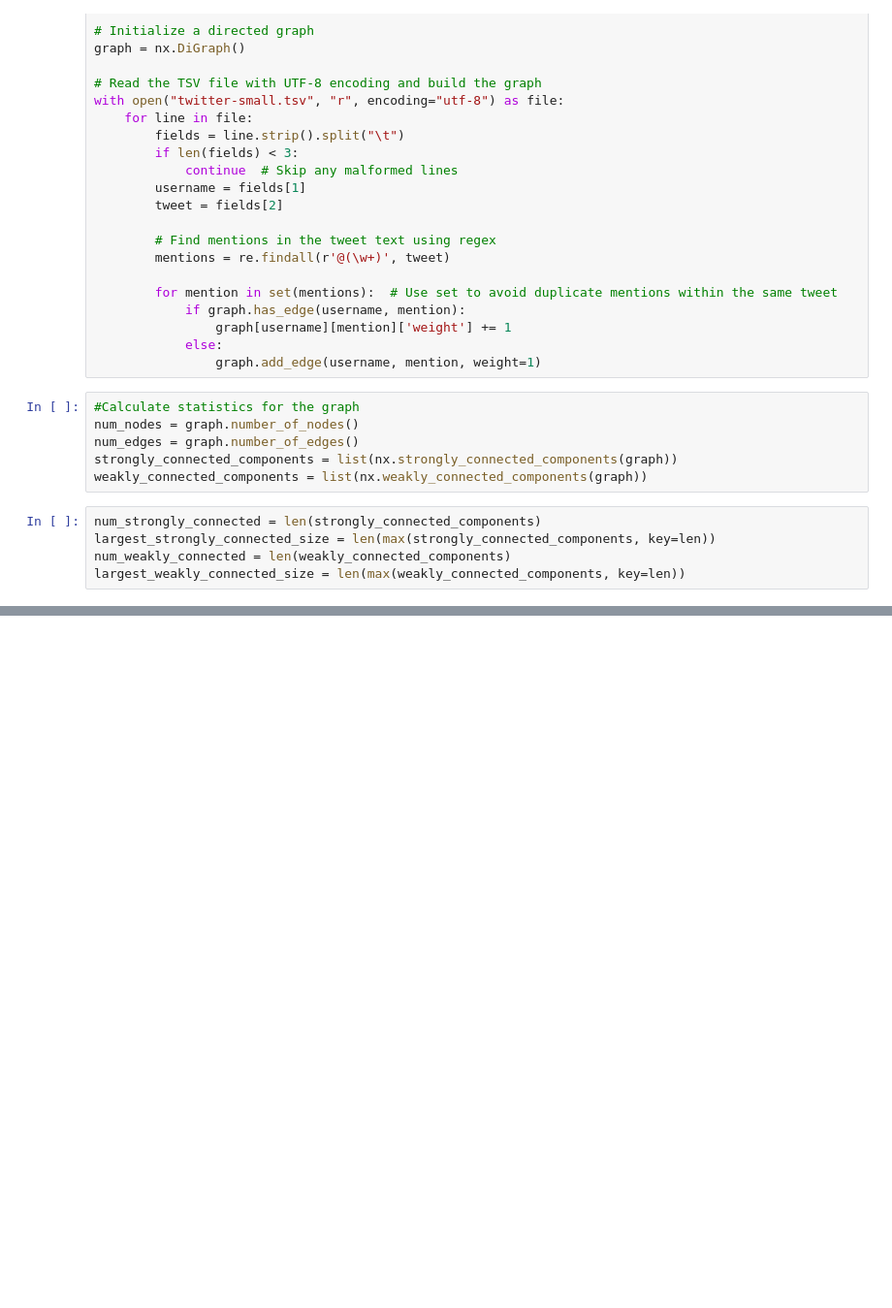
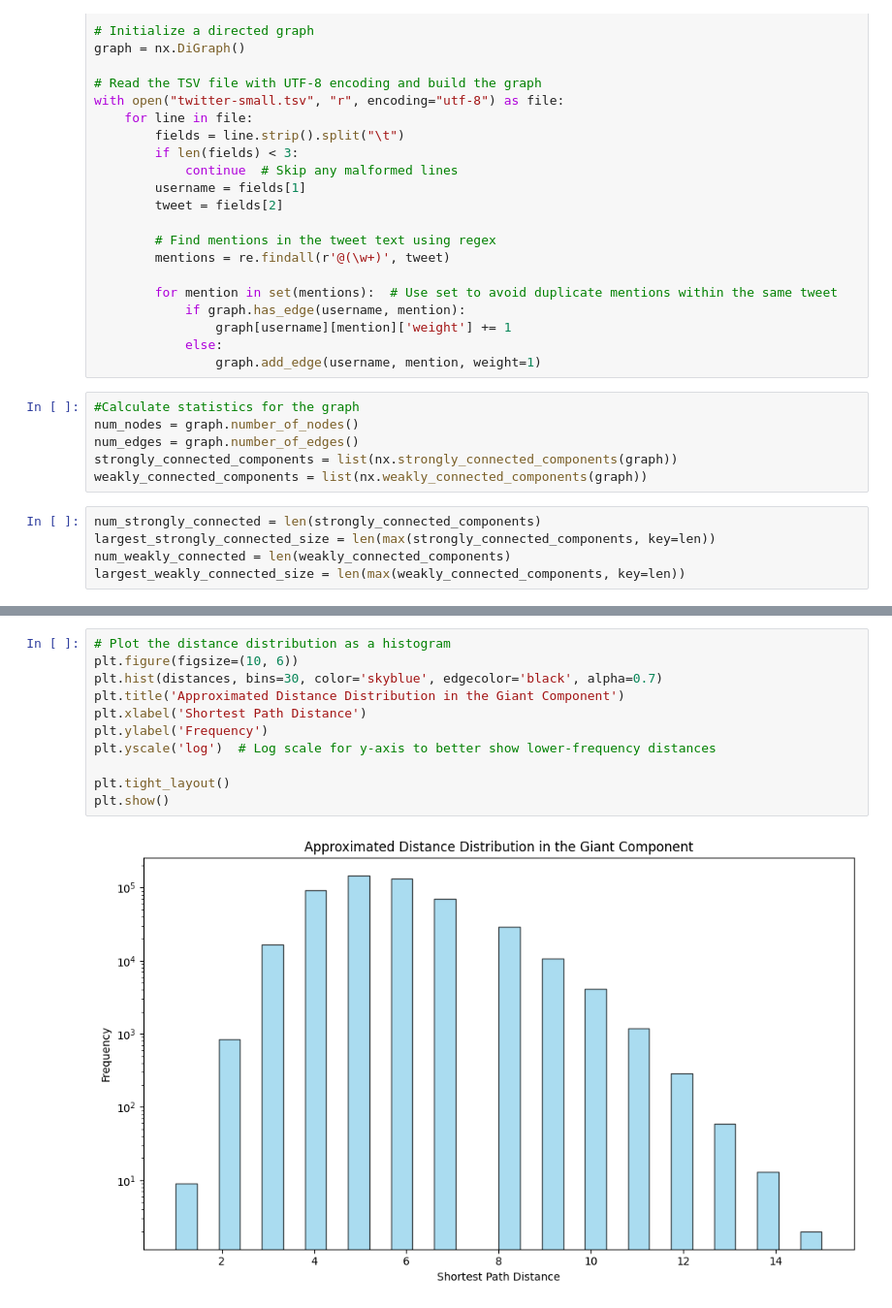
Before and after one commit to HAhahahhhhhhh/snacs, a Jupyter notebook: assignment2/assignment2.ipynb, the cells around one changed output, grey strips where cells are left out. Shown at 97% size. Cells and saved outputs as stored; diff of their text form; blank space fills up the shorter version.

```diff
--- a/assignment2/assignment2.ipynb
+++ b/assignment2/assignment2.ipynb
@@ -455,0 +492,13 @@ plt.show()
+# %%
+# Plot the distance distribution as a histogram
+plt.figure(figsize=(10, 6))
+plt.hist(distances, bins=30, color='skyblue', edgecolor='black', alpha=0.7)
+plt.title('Approximated Distance Distribution in the Giant Component')
+plt.xlabel('Shortest Path Distance')
+plt.ylabel('Frequency')
+plt.yscale('log')  # Log scale for y-axis to better show lower-frequency distances
+
+plt.tight_layout()
+plt.show()
+# %% [output]
+[figure, added]
```
Also changed, not shown: parts of 20 cells of this notebook, 4 other files.
